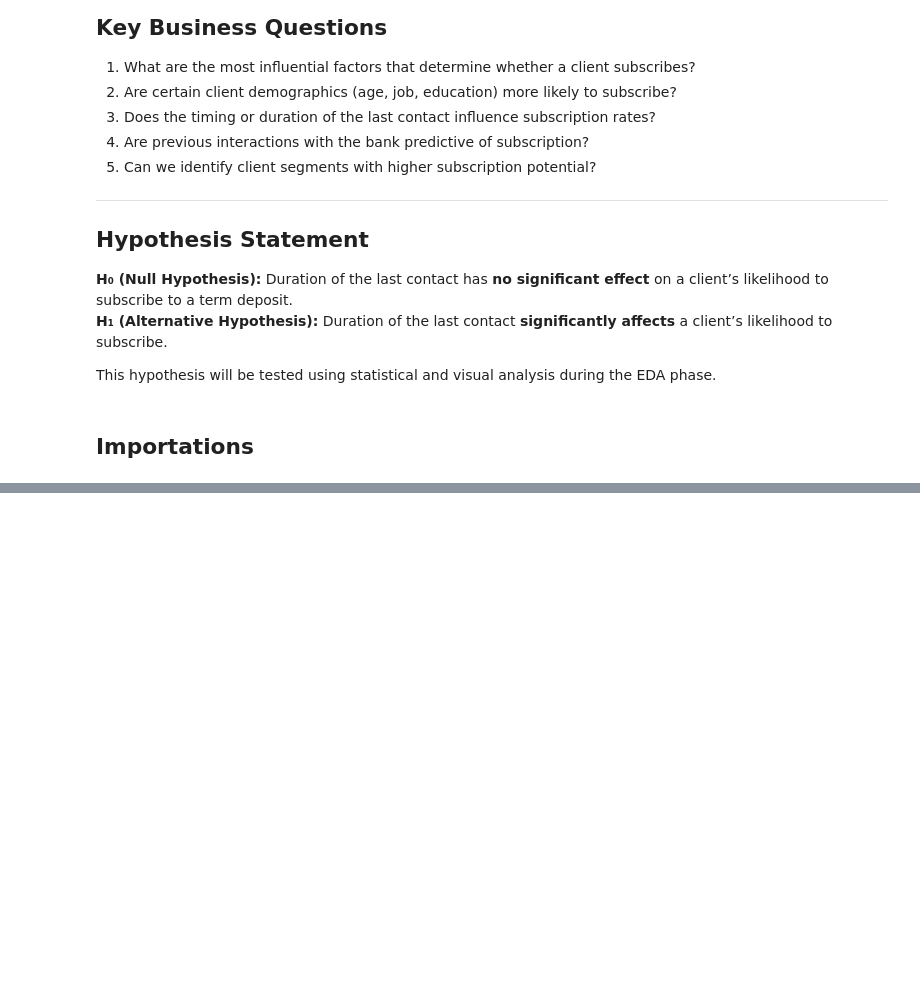
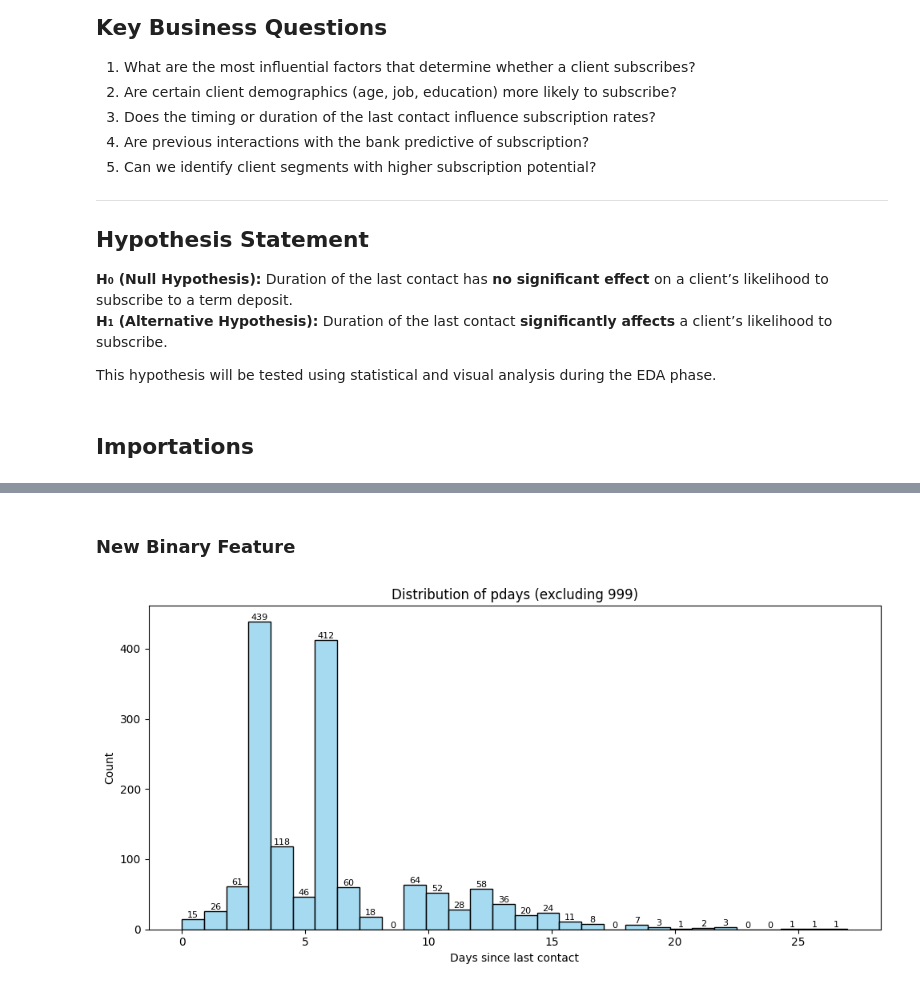
Before and after one commit to michaelodumanye/Bank-Term-Deposit-Predictor, a Jupyter notebook: notebooks/project.ipynb, the cells around one changed output, grey strips where cells are left out. Saved outputs shown, nothing was run; the diff lists cells and outputs as text; code cells hidden in the pictures; blank space fills up the shorter version.

```diff
--- a/notebooks/project.ipynb
+++ b/notebooks/project.ipynb
@@ -101,0 +318,23 @@ ModuleNotFoundError: No module named 'numpy'
+# %% [markdown]
+### New Binary Feature
+# %%
+df['was_previously_contacted'] = df['pdays'].apply(lambda x: 0 if x == 999 else 1)
+# %%
+# Filter out 999 values
+pdays_valid = df[df['pdays'] != 999]['pdays']
+
+plt.figure(figsize=(10, 5))
+sns.histplot(pdays_valid, bins=30, kde=False, color='skyblue')
+plt.title('Distribution of pdays (excluding 999)')
+plt.xlabel('Days since last contact')
+plt.ylabel('Count')
+
+# Annotate bars
+counts, bin_edges = np.histogram(pdays_valid, bins=30)
+for i in range(len(counts)):
+    plt.text((bin_edges[i] + bin_edges[i+1]) / 2, counts[i], str(counts[i]), ha='center', va='bottom', fontsize=8)
+
+plt.tight_layout()
+plt.show()
+# %% [output]
+[figure, added]
```
Also changed, not shown: parts of 62 cells of this notebook, 4 other files.
